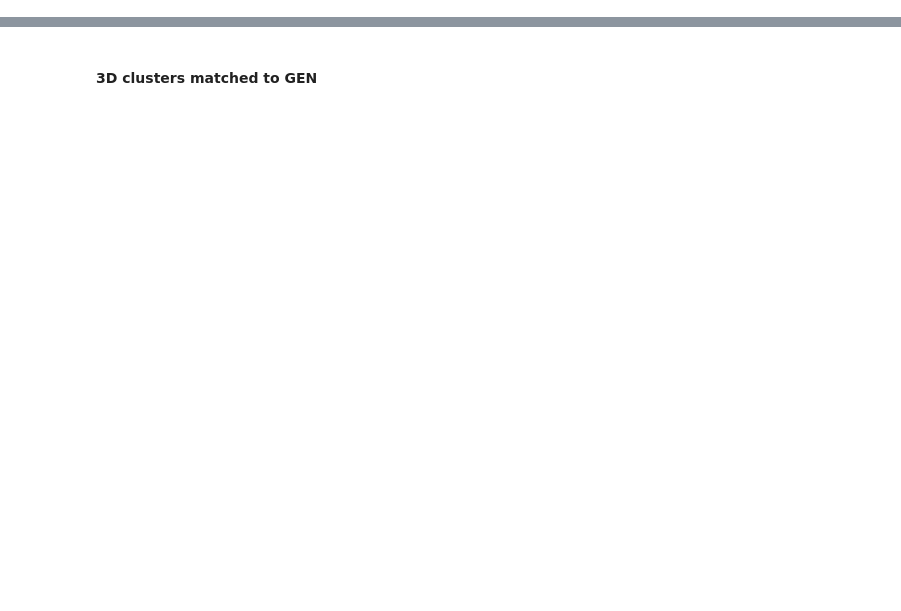
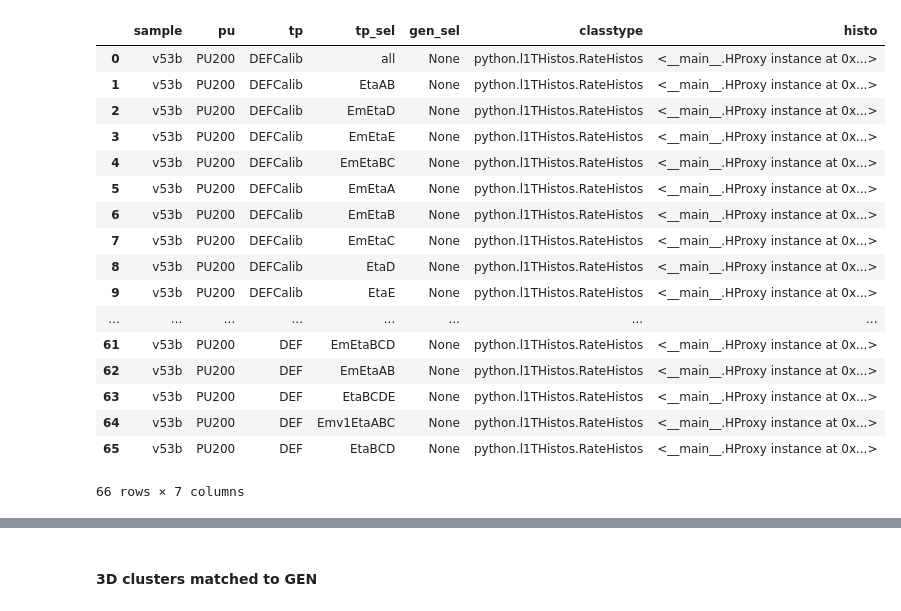
Before and after one commit to cerminar/ntuple-analysis, a Jupyter notebook: notebooks/plotter-rate.ipynb, the cells around one changed output, grey strips where cells are left out. Drawn from its saved outputs; the diff is of its cells as text; code cells hidden in the pictures; blank space fills up the shorter version.

```diff
--- a/notebooks/plotter-rate.ipynb
+++ b/notebooks/plotter-rate.ipynb
@@ -430,0 +543,21 @@ normalize to 31000
+# %%
+samples = samples_nugunrates
+
+tpset_selections = {}
+tpset_selections.update(get_label_dict(tp_rate_selections))
+
+tps = ['DEF', 'DEFCalib']
+tp_select = ['all',
+             'EtaA', 'EtaB', 'EtaC', 'EtaD', 'EtaE',
+             'EtaAB', 'EtaABC',  'EtaBC', 'EtaBCD', 'EtaBCDE',
+             'Em',
+             'EmEtaA', 'EmEtaB','EmEtaC', 'EmEtaD','EmEtaE',
+             'EmEtaAB', 'EmEtaABC', 'EmEtaBC', 'EmEtaBCD', 'EmEtaBCDE',
+             'Emv1',
+             'Emv1EtaA', 'Emv1EtaB', 'Emv1EtaC', 'Emv1EtaD', 'Emv1EtaE',
+             'Emv1EtaAB', 'Emv1EtaABC', 'Emv1EtaBC', 'Emv1EtaBCD', 'Emv1EtaBCDE',  ]
+
+
+
+print tps
+print tp_select
@@ -430,0 +567,12 @@ normalize to 31000
+# %%
+%%time
+
+hplot = HPlot(samples, tpsets, tpset_selections, [])
+
+
+hplot.cache_histo(classtype=histos.RateHistos,
+                  samples=samples,
+                  pus=[],
+                  tps=tpsets,
+                  tp_sels=tpset_selections,
+                  gen_sels=None)
@@ -430,0 +597,21 @@ normalize to 31000
+# %%
+hplot.data
+# %% [output]
+|  | sample | pu | tp | tp_sel | gen_sel | classtype | histo |
+| 0 | v53b | PU200 | DEFCalib | all | None | python.l1THistos.RateHistos | <__main__.HProxy instance at 0x...> |
+| 1 | v53b | PU200 | DEFCalib | EtaAB | None | python.l1THistos.RateHistos | <__main__.HProxy instance at 0x...> |
+| 2 | v53b | PU200 | DEFCalib | EmEtaD | None | python.l1THistos.RateHistos | <__main__.HProxy instance at 0x...> |
+| 3 | v53b | PU200 | DEFCalib | EmEtaE | None | python.l1THistos.RateHistos | <__main__.HProxy instance at 0x...> |
+| 4 | v53b | PU200 | DEFCalib | EmEtaBC | None | python.l1THistos.RateHistos | <__main__.HProxy instance at 0x...> |
+| 5 | v53b | PU200 | DEFCalib | EmEtaA | None | python.l1THistos.RateHistos | <__main__.HProxy instance at 0x...> |
+| 6 | v53b | PU200 | DEFCalib | EmEtaB | None | python.l1THistos.RateHistos | <__main__.HProxy instance at 0x...> |
+| 7 | v53b | PU200 | DEFCalib | EmEtaC | None | python.l1THistos.RateHistos | <__main__.HProxy instance at 0x...> |
+| 8 | v53b | PU200 | DEFCalib | EtaD | None | python.l1THistos.RateHistos | <__main__.HProxy instance at 0x...> |
+| 9 | v53b | PU200 | DEFCalib | EtaE | None | python.l1THistos.RateHistos | <__main__.HProxy instance at 0x...> |
+| ... | ... | ... | ... | ... | ... | ... | ... |
+| 61 | v53b | PU200 | DEF | EmEtaBCD | None | python.l1THistos.RateHistos | <__main__.HProxy instance at 0x...> |
+| 62 | v53b | PU200 | DEF | EmEtaAB | None | python.l1THistos.RateHistos | <__main__.HProxy instance at 0x...> |
+| 63 | v53b | PU200 | DEF | EtaBCDE | None | python.l1THistos.RateHistos | <__main__.HProxy instance at 0x...> |
+| 64 | v53b | PU200 | DEF | Emv1EtaABC | None | python.l1THistos.RateHistos | <__main__.HProxy instance at 0x...> |
+| 65 | v53b | PU200 | DEF | EtaBCD | None | python.l1THistos.RateHistos | <__main__.HProxy instance at 0x...> |
+66 rows × 7 columns
```
Also changed, not shown: parts of 34 cells of this notebook, 7 other files.
